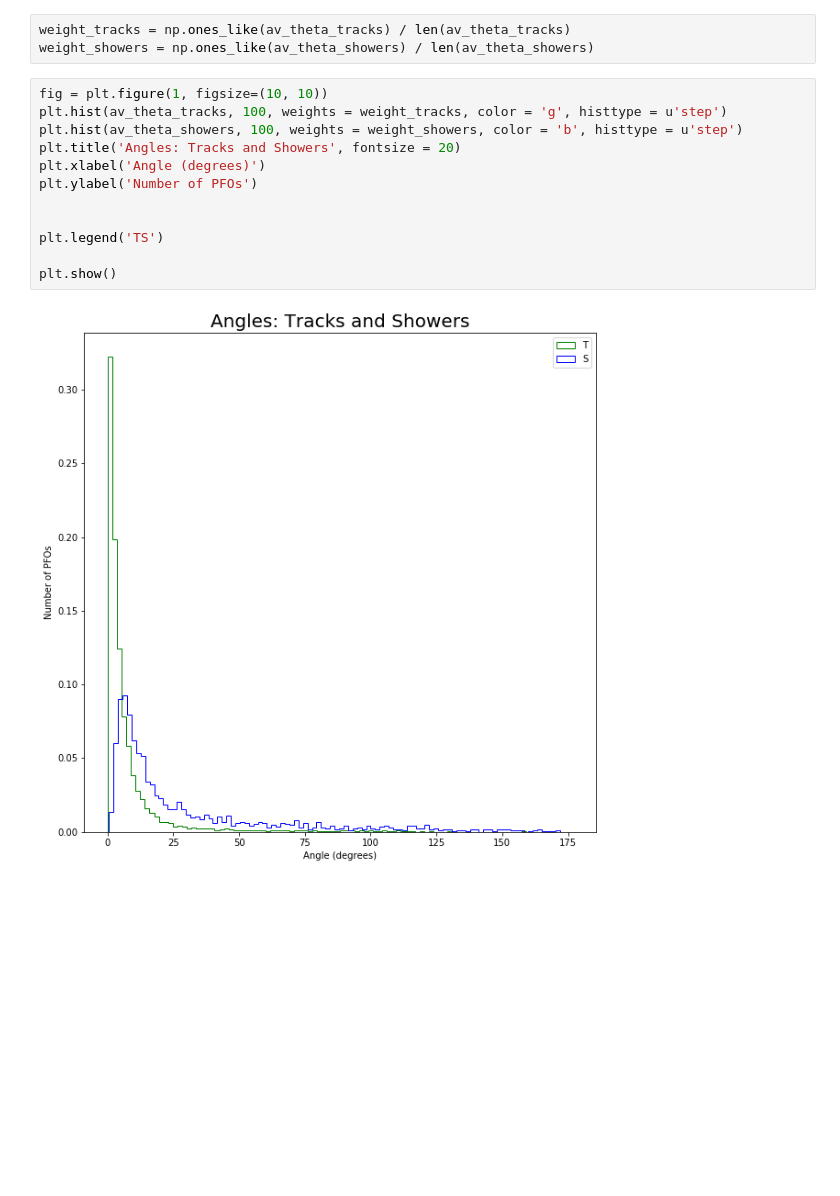
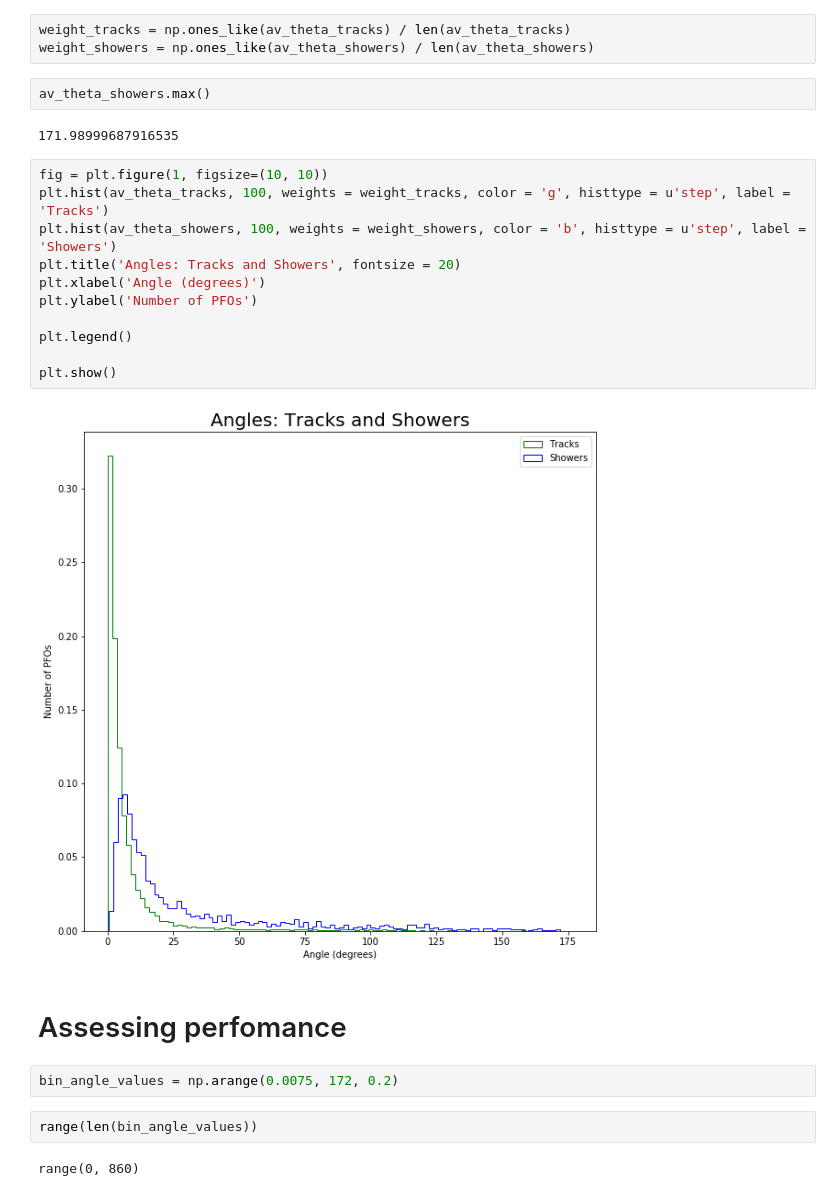
Before and after one commit to rxavier99/PX402-Neutrino-Project, a Jupyter notebook: Angles - FINALISED.ipynb, the cells around one changed output. Saved outputs shown, nothing was run; the diff lists cells and outputs as text; blank space fills up the shorter version.

```diff
--- a/Angles - FINALISED.ipynb
+++ b/Angles - FINALISED.ipynb
@@ -274,17 +274,28 @@ plt.show()
 # %%
 weight_tracks = np.ones_like(av_theta_tracks) / len(av_theta_tracks)
 weight_showers = np.ones_like(av_theta_showers) / len(av_theta_showers)
+# %%
+av_theta_showers.max()
+# %% [output]
+171.98999687916535
 # %%
 fig = plt.figure(1, figsize=(10, 10))
-plt.hist(av_theta_tracks, 100, weights = weight_tracks, color = 'g', histtype = u'step')
-plt.hist(av_theta_showers, 100, weights = weight_showers, color = 'b', histtype = u'step')
+plt.hist(av_theta_tracks, 100, weights = weight_tracks, color = 'g', histtype = u'step', label = 'Tracks')
+plt.hist(av_theta_showers, 100, weights = weight_showers, color = 'b', histtype = u'step', label = 'Showers')
 plt.title('Angles: Tracks and Showers', fontsize = 20)
 plt.xlabel('Angle (degrees)')
 plt.ylabel('Number of PFOs')
 
-
-plt.legend('TS')
+plt.legend()
 
 plt.show()
 # %% [output]
-[figure, old version]
+[figure, new version]
+# %% [markdown]
+# Assessing perfomance
+# %%
+bin_angle_values = np.arange(0.0075, 172, 0.2)
+# %%
+range(len(bin_angle_values))
+# %% [output]
+range(0, 860)
```
Also changed, not shown: parts of 14 cells of this notebook.
